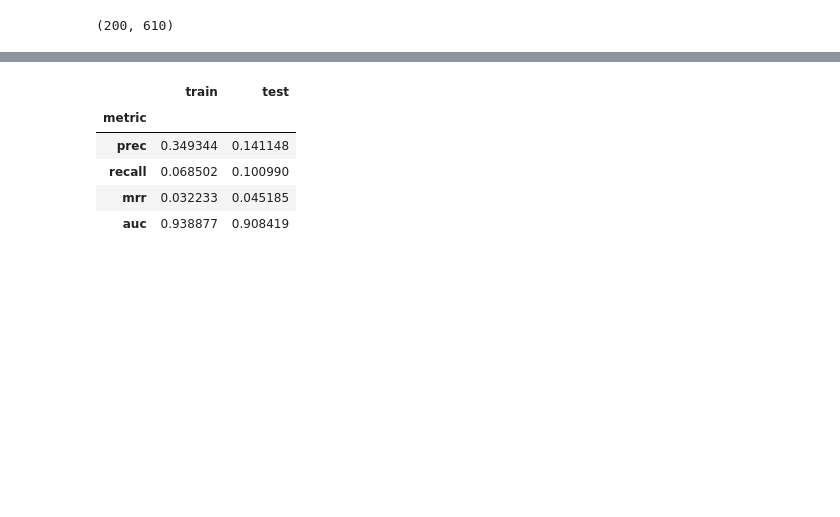
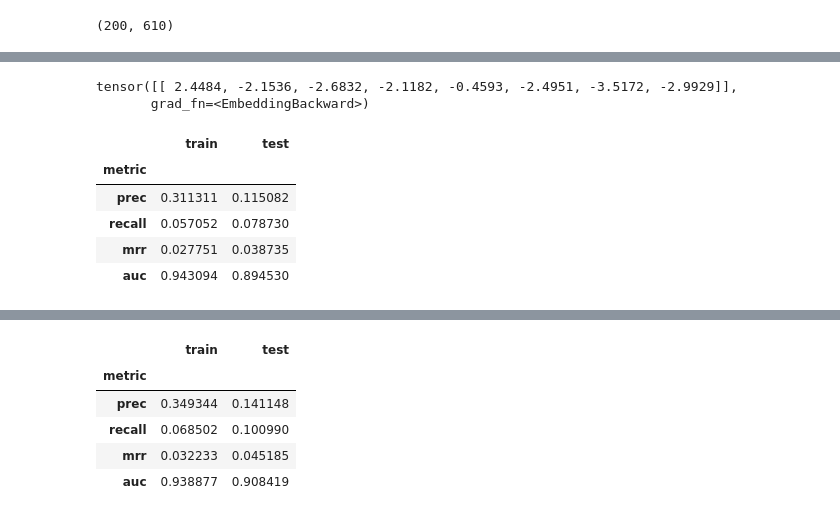
Before and after one commit to FlorianWilhelm/lda4rec, a Jupyter notebook: notebooks/01-experimenting.ipynb, the cells around one changed output, grey strips where cells are left out. Saved outputs shown, nothing was run; the diff lists cells and outputs as text; code cells hidden in the pictures; blank space fills up the shorter version.

```diff
--- a/notebooks/01-experimenting.ipynb
+++ b/notebooks/01-experimenting.ipynb
@@ -152,0 +130,14 @@ INFO:lda4rec.estimators:Epoch 19: loss 0.05074315452948212
+# %%
+bi_est._model.user_embeddings(torch.ones(1, dtype=torch.int))
+# %% [output]
+tensor([[ 2.4484, -2.1536, -2.6832, -2.1182, -0.4593, -2.4951, -3.5172, -2.9929]],
+       grad_fn=<EmbeddingBackward>)
+# %%
+summary(bi_est, train=ml100k_train, test=ml100k_test)
+# %% [output]
+|  | train | test |
+| metric |  |  |
+| prec | 0.311311 | 0.115082 |
+| recall | 0.057052 | 0.078730 |
+| mrr | 0.027751 | 0.038735 |
+| auc | 0.943094 | 0.894530 |
```
Also changed, not shown: parts of 15 cells of this notebook, 3 other files.
